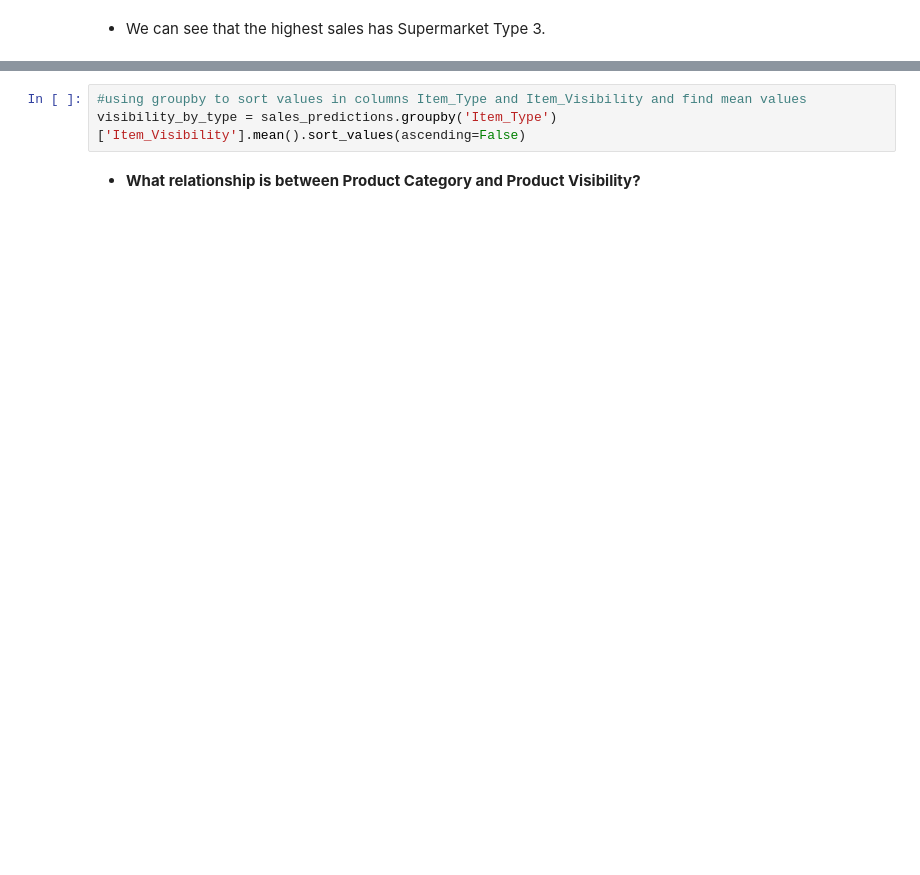
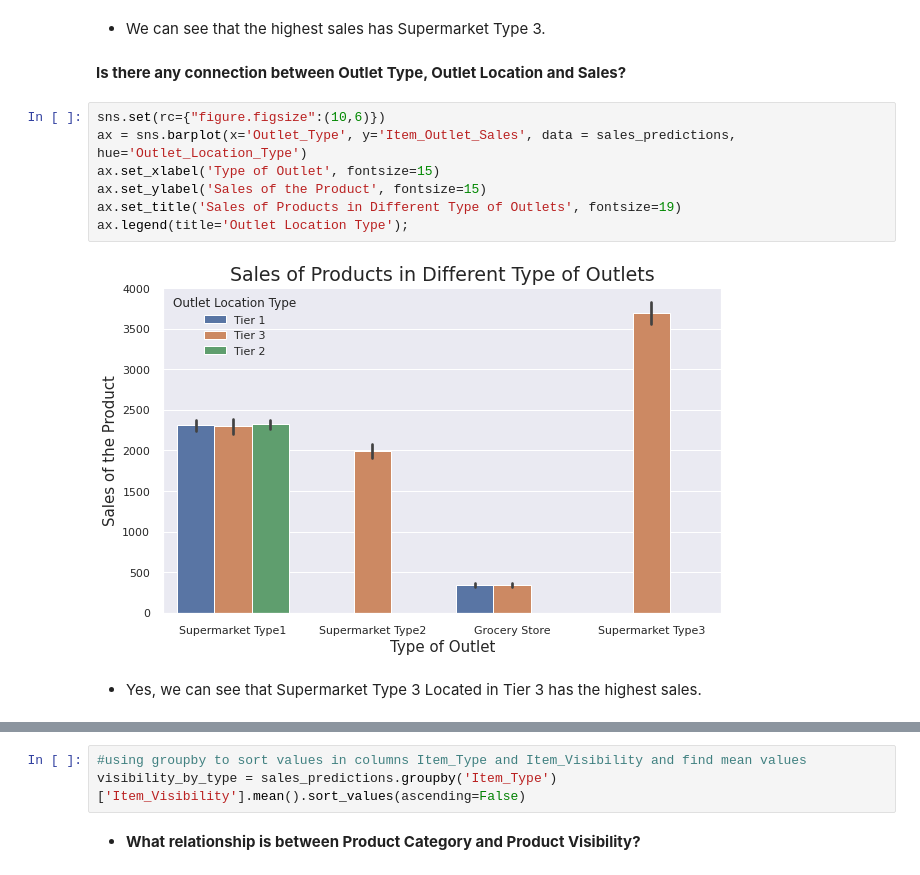
Before and after one commit to AliyevaO/sales-predictions, a Jupyter notebook: Project_1_Final.ipynb, the cells around one changed output, grey strips where cells are left out. Saved outputs shown, nothing was run; the diff lists cells and outputs as text; blank space fills up the shorter version.

```diff
--- a/Project_1_Final.ipynb
+++ b/Project_1_Final.ipynb
@@ -282,2 +295,15 @@ plt.title('Sales of Products in Different Type of Outlets', fontsize=18);
 # %% [markdown]
 * We can see that the highest sales has Supermarket Type 3.
+# %% [markdown]
+**Is there any connection between Outlet Type, Outlet Location and Sales?**
+# %%
+sns.set(rc={"figure.figsize":(10,6)})
+ax = sns.barplot(x='Outlet_Type', y='Item_Outlet_Sales', data = sales_predictions, hue='Outlet_Location_Type')
+ax.set_xlabel('Type of Outlet', fontsize=15)
+ax.set_ylabel('Sales of the Product', fontsize=15)
+ax.set_title('Sales of Products in Different Type of Outlets', fontsize=19)
+ax.legend(title='Outlet Location Type');
+# %% [output]
+[figure, added]
+# %% [markdown]
+* Yes, we can see that Supermarket Type 3 Located in Tier 3 has the highest sales.
```
Also changed, not shown: parts of 59 cells of this notebook.
